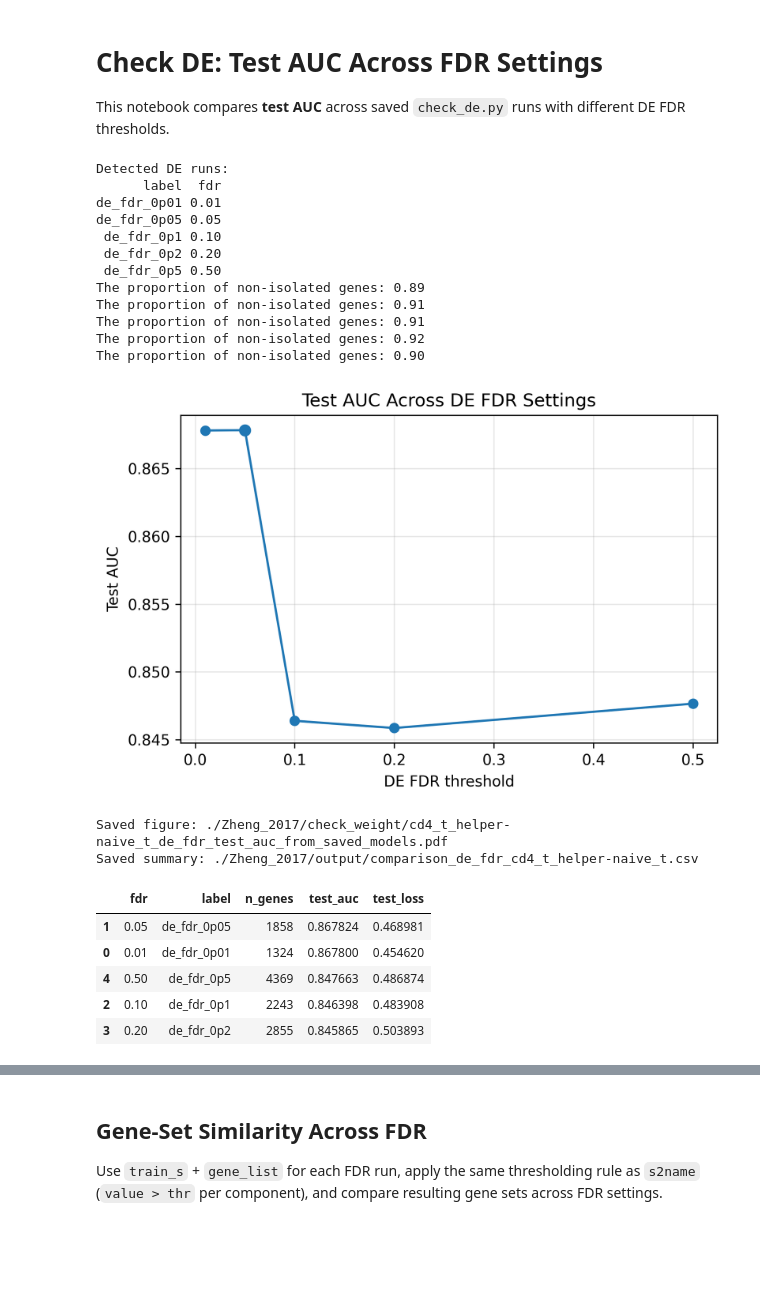
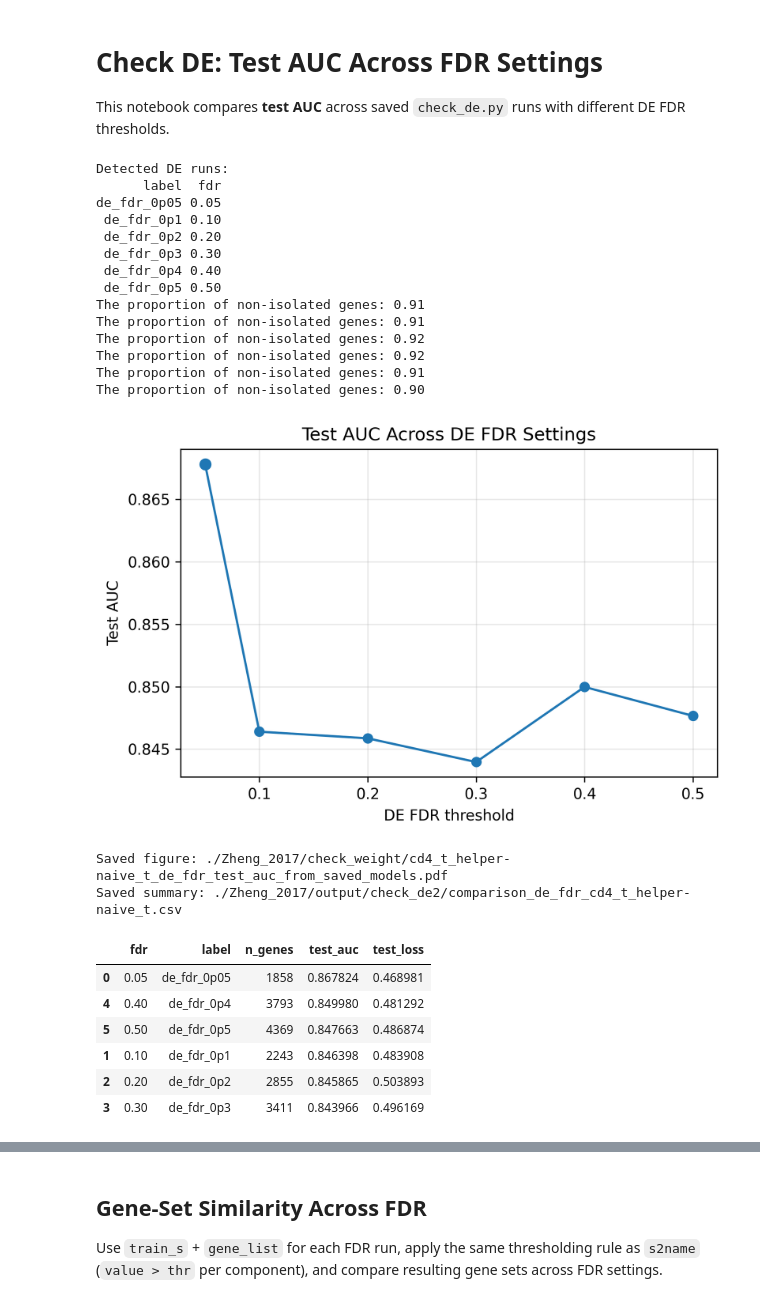
Before and after one commit to Sun-lab/SDAN, a Jupyter notebook: check_de.ipynb, the cells around one changed output, grey strips where cells are left out. Cells and saved outputs as stored; diff of their text form; code cells hidden in the pictures; blank space fills up the shorter version.

```diff
--- a/check_de.ipynb
+++ b/check_de.ipynb
@@ -28,8 +28,7 @@ data_dir = './Zheng_2017/'
 cell_types = ['cd4_t_helper', 'naive_t']
 
 # Optional: set manually if you only want specific FDR values
-# requested_fdrs = [0.01, 0.05, 0.1]
-requested_fdrs = None
+requested_fdrs = [0.05, 0.1, 0.2, 0.3, 0.4, 0.5]
 # %%
 def load_biogrid_edges():
     candidates = [
@@ -110,7 +109,7 @@ def discover_de_runs(output_dir, cell_type_str):
     return run_df
 # %%
 d = data_dir
-output_dir = os.path.join(d, 'output')
+output_dir = os.path.join(d, 'output/check_de2')
 check_dir = os.path.join(d, 'check_weight')
 os.makedirs(check_dir, exist_ok=True)
 
@@ -168,43 +167,46 @@ result_df = pd.DataFrame(records).sort_values('fdr').reset_index(drop=True)
 plt.figure(figsize=(6, 4), dpi=300)
 plt.plot(result_df['fdr'], result_df['test_auc'], marker='o')
 best_idx = result_df['test_auc'].idxmax()
 plt.scatter(result_df.loc[best_idx, 'fdr'], result_df.loc[best_idx, 'test_auc'], s=50)
 plt.xlabel('DE FDR threshold')
 plt.ylabel('Test AUC')
 plt.title('Test AUC Across DE FDR Settings')
 plt.grid(True, alpha=0.3)
 plt.tight_layout()
 fig_path = os.path.join(check_dir, f'{cell_type_str}_de_fdr_test_auc_from_saved_models.pdf')
 plt.savefig(fig_path)
 plt.show()
 
 csv_path = os.path.join(output_dir, f'comparison_de_fdr_{cell_type_str}.csv')
 result_df.to_csv(csv_path, index=False)
 
 print(f'Saved figure: {fig_path}')
 print(f'Saved summary: {csv_path}')
 result_df.sort_values('test_auc', ascending=False)
 # %% [output]
 Detected DE runs:
       label  fdr
-de_fdr_0p01 0.01
 de_fdr_0p05 0.05
  de_fdr_0p1 0.10
  de_fdr_0p2 0.20
+ de_fdr_0p3 0.30
+ de_fdr_0p4 0.40
  de_fdr_0p5 0.50
-The proportion of non-isolated genes: 0.89
 The proportion of non-isolated genes: 0.91
 The proportion of non-isolated genes: 0.91
 The proportion of non-isolated genes: 0.92
+The proportion of non-isolated genes: 0.92
+The proportion of non-isolated genes: 0.91
 The proportion of non-isolated genes: 0.90
-[figure, old version]
+[figure, new version]
 Saved figure: ./Zheng_2017/check_weight/cd4_t_helper-naive_t_de_fdr_test_auc_from_saved_models.pdf
-Saved summary: ./Zheng_2017/output/comparison_de_fdr_cd4_t_helper-naive_t.csv
+Saved summary: ./Zheng_2017/output/check_de2/comparison_de_fdr_cd4_t_helper-naive_t.csv
 |  | fdr | label | n_genes | test_auc | test_loss |
-| 1 | 0.05 | de_fdr_0p05 | 1858 | 0.867824 | 0.468981 |
-| 0 | 0.01 | de_fdr_0p01 | 1324 | 0.867800 | 0.454620 |
-| 4 | 0.50 | de_fdr_0p5 | 4369 | 0.847663 | 0.486874 |
-| 2 | 0.10 | de_fdr_0p1 | 2243 | 0.846398 | 0.483908 |
-| 3 | 0.20 | de_fdr_0p2 | 2855 | 0.845865 | 0.503893 |
+| 0 | 0.05 | de_fdr_0p05 | 1858 | 0.867824 | 0.468981 |
+| 4 | 0.40 | de_fdr_0p4 | 3793 | 0.849980 | 0.481292 |
+| 5 | 0.50 | de_fdr_0p5 | 4369 | 0.847663 | 0.486874 |
+| 1 | 0.10 | de_fdr_0p1 | 2243 | 0.846398 | 0.483908 |
+| 2 | 0.20 | de_fdr_0p2 | 2855 | 0.845865 | 0.503893 |
+| 3 | 0.30 | de_fdr_0p3 | 3411 | 0.843966 | 0.496169 |
 # %%
 # Visualize all train_s matrices across FDR settings (display only, no save)
```
Also changed, not shown: parts of 5 cells of this notebook.
